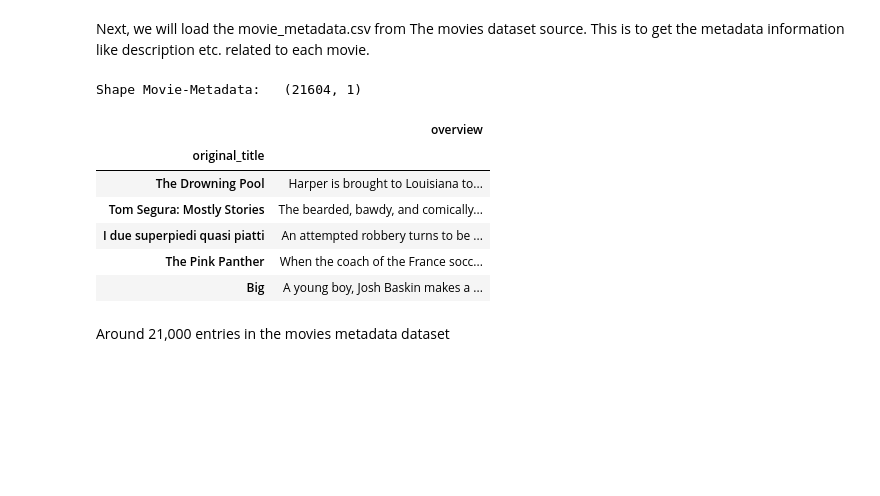
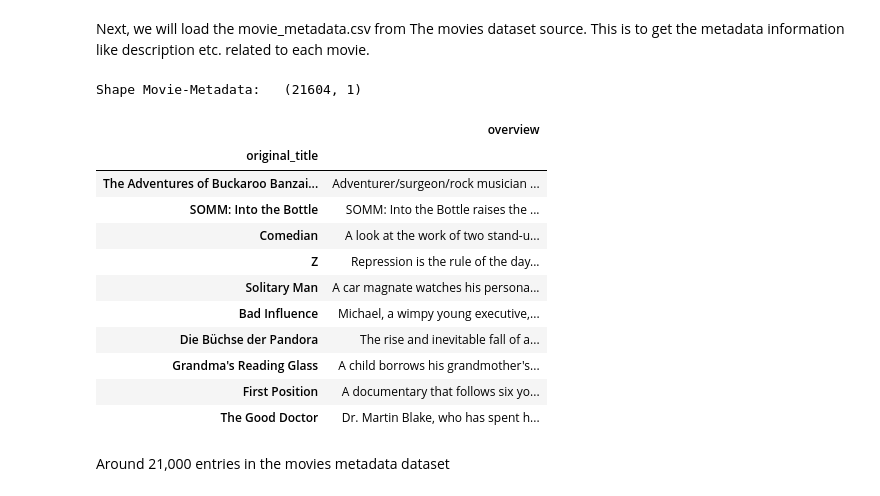
Before and after one commit to kristenvonbecker/miniproject-17.4, a Jupyter notebook: Mini_Project_Recommendation_Systems.ipynb, the cells around one changed output. Saved outputs shown, nothing was run; the diff lists cells and outputs as text; code cells hidden in the pictures; blank space fills up the shorter version.

```diff
--- a/Mini_Project_Recommendation_Systems.ipynb
+++ b/Mini_Project_Recommendation_Systems.ipynb
@@ -127,24 +132,29 @@ Next, we will load the movie_metadata.csv from The movies dataset source. This i
 # %%
 # Load a movie metadata dataset
 movie_metadata = (pd.read_csv('./data/movies_metadata.csv.zip',
                               low_memory=False)[['original_title', 'overview', 'vote_count']]
                     .set_index('original_title')
                     .dropna())
 
 # Remove the long tail of rarly rated moves
 movie_metadata = movie_metadata[movie_metadata['vote_count']>10].drop('vote_count', axis=1)
 
 print('Shape Movie-Metadata:\t{}'.format(movie_metadata.shape))
-movie_metadata.sample(5)
+movie_metadata.sample(10)
 # %% [output]
 Shape Movie-Metadata:   (21604, 1)
 |  | overview |
 | original_title |  |
-| The Drowning Pool | Harper is brought to Louisiana to... |
-| Tom Segura: Mostly Stories | The bearded, bawdy, and comically... |
-| I due superpiedi quasi piatti | An attempted robbery turns to be ... |
-| The Pink Panther | When the coach of the France socc... |
-| Big | A young boy, Josh Baskin makes a ... |
+| The Adventures of Buckaroo Banzai... | Adventurer/surgeon/rock musician ... |
+| SOMM: Into the Bottle | SOMM: Into the Bottle raises the ... |
+| Comedian | A look at the work of two stand-u... |
+| Z | Repression is the rule of the day... |
+| Solitary Man | A car magnate watches his persona... |
+| Bad Influence | Michael, a wimpy young executive,... |
+| Die Büchse der Pandora | The rise and inevitable fall of a... |
+| Grandma's Reading Glass | A child borrows his grandmother's... |
+| First Position | A documentary that follows six yo... |
+| The Good Doctor | Dr. Martin Blake, who has spent h... |
 # %% [markdown]
 Around 21,000 entries in the movies metadata dataset
 # %% [markdown]
```
Also changed, not shown: parts of 38 cells of this notebook.
